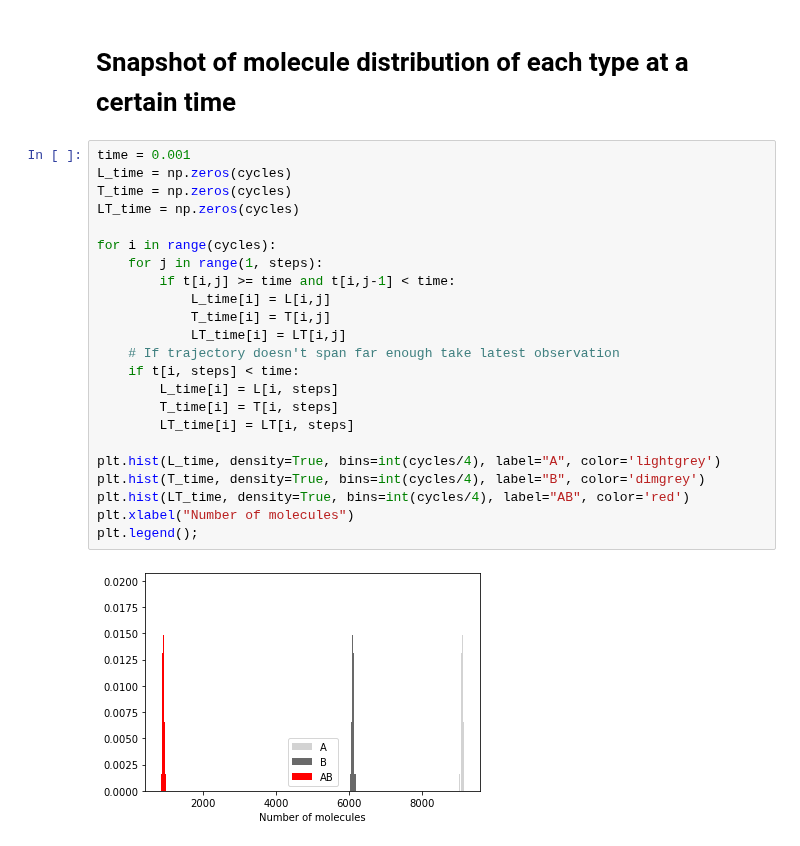
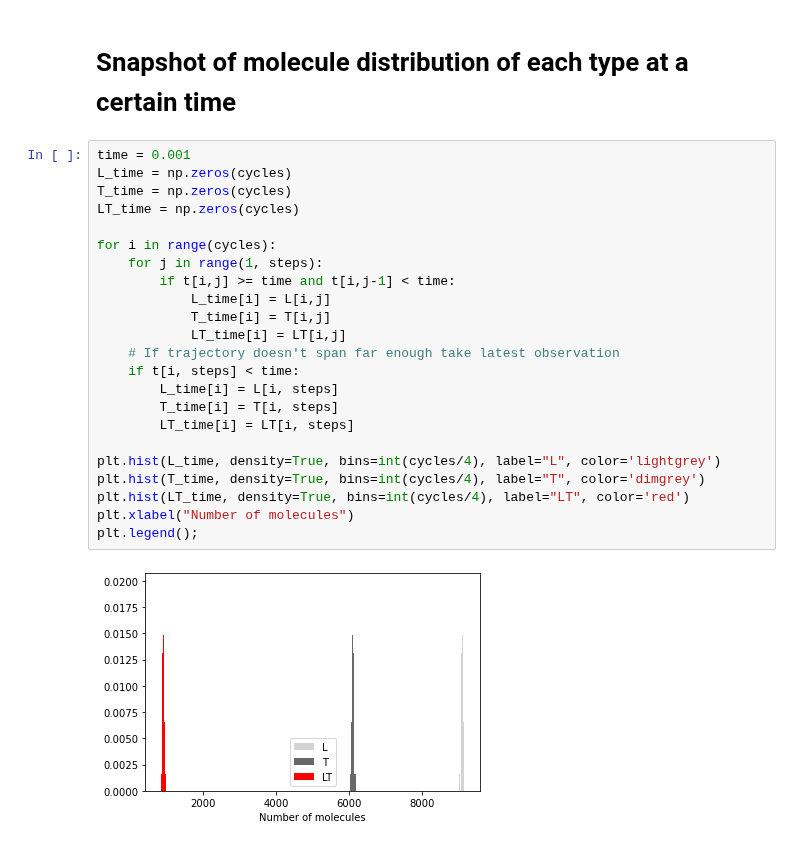
Before and after one commit to AndreMacedo88/Notebooks-Research, a Jupyter notebook: Simulations/Gillespie_stochastic_simulation.ipynb, the cells around one changed output. Drawn from its saved outputs; the diff is of its cells as text.

```diff
--- a/Simulations/Gillespie_stochastic_simulation.ipynb
+++ b/Simulations/Gillespie_stochastic_simulation.ipynb
@@ -236,28 +234,28 @@ plt.show()
 # %%
 time = 0.001
 L_time = np.zeros(cycles)
 T_time = np.zeros(cycles)
 LT_time = np.zeros(cycles)
 
 for i in range(cycles):
     for j in range(1, steps):
         if t[i,j] >= time and t[i,j-1] < time:
             L_time[i] = L[i,j]
             T_time[i] = T[i,j]
             LT_time[i] = LT[i,j]
     # If trajectory doesn't span far enough take latest observation
     if t[i, steps] < time:
         L_time[i] = L[i, steps]
         T_time[i] = T[i, steps]
         LT_time[i] = LT[i, steps]
 
-plt.hist(L_time, density=True, bins=int(cycles/4), label="A", color='lightgrey')
-plt.hist(T_time, density=True, bins=int(cycles/4), label="B", color='dimgrey')
-plt.hist(LT_time, density=True, bins=int(cycles/4), label="AB", color='red')
+plt.hist(L_time, density=True, bins=int(cycles/4), label="L", color='lightgrey')
+plt.hist(T_time, density=True, bins=int(cycles/4), label="T", color='dimgrey')
+plt.hist(LT_time, density=True, bins=int(cycles/4), label="LT", color='red')
 plt.xlabel("Number of molecules")
 plt.legend();
 # %% [output]
-[figure, old version]
+[figure, new version]
 # %%
 time = 0.02
 L_time = np.zeros(cycles)
```
Also changed, not shown: parts of 7 cells of this notebook.
